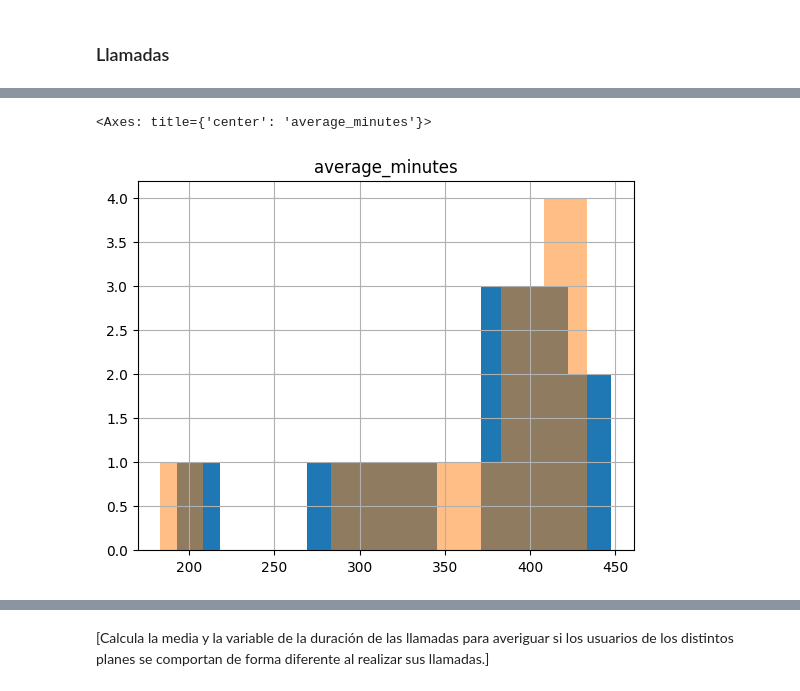
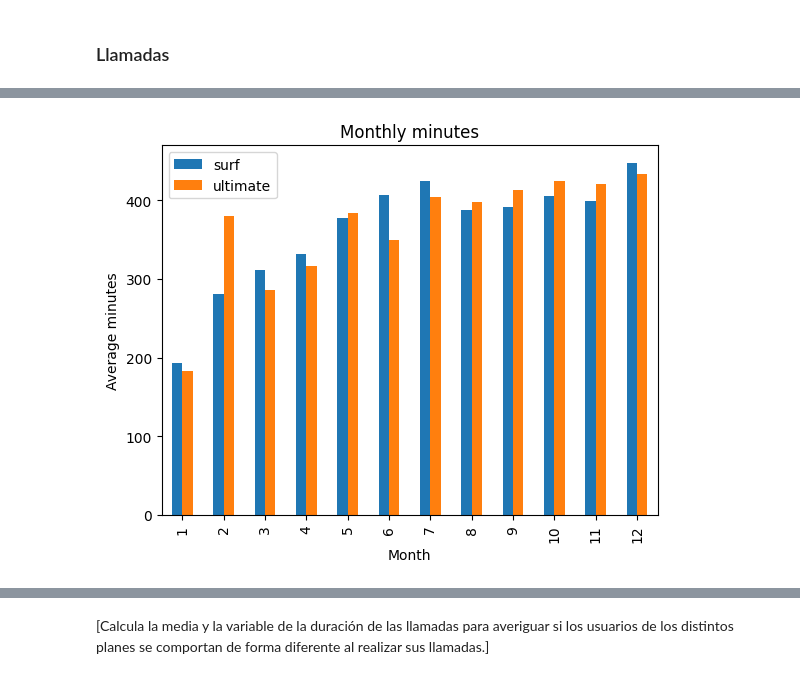
Before and after one commit to rodriguez-robcar/tripleten-data-science-bootcamp, a Jupyter notebook: sprints/sprint_05_analisis_estadistico_de_datos/project/Sprint 5 Project.ipynb, the cells around one changed output, grey strips where cells are left out. Cells and saved outputs as stored; diff of their text form; code cells hidden in the pictures.

```diff
--- a/sprints/sprint_05_analisis_estadistico_de_datos/project/Sprint 5 Project.ipynb
+++ b/sprints/sprint_05_analisis_estadistico_de_datos/project/Sprint 5 Project.ipynb
@@ -504,0 +385,4 @@ memory usage: 134.4+ KB
+# %%
+user_consumption = user_consumption.merge(users, on = 'user_id', how = 'left').reset_index()
+# %%
+user_consumption.drop(['first_name', 'last_name', 'age', 'reg_date', 'churn_date', 'index'], axis = 1, inplace = True)
@@ -505,8 +404,6 @@ memory usage: 134.4+ KB
 # %% [markdown]
 [Calcula los ingresos mensuales por usuario (resta el límite del paquete gratuito del número total de llamadas, mensajes de texto y datos; multiplica el resultado por el valor del plan de llamadas; añade la tarifa mensual en función del plan de llamadas). Nota: Dadas las condiciones del plan, ¡esto podría no ser tan trivial como un par de líneas! Así que no pasa nada si dedicas algo de tiempo a ello.]
 # %%
-# Calcula el ingreso mensual para cada usuario
-
 def calculate_total_cost(row):
 
     extra_minutes_cost = 0
@@ -526,8 +423,8 @@ def calculate_total_cost(row):
             extra_messages = row['total_messages'] - 50
             extra_messages_cost = extra_messages * 0.03
 
-        if (row['total_mb_used'] > 15360):
-            extra_mb = row['total_mb_used'] - 15360
+        if (row['total_mb'] > 15360):
+            extra_mb = row['total_mb'] - 15360
             extra_gb = np.ceil(extra_mb / 1000)
             extra_gb_cost = extra_gb * 10
 
@@ -546,8 +443,8 @@ def calculate_total_cost(row):
             extra_messages = row['total_messages'] - 1000
             extra_messages_cost = extra_messages * 0.01
 
-        if (row['total_mb_used'] > 30720):
-            extra_mb = row['total_mb_used'] - 30720
+        if (row['total_mb'] > 30720):
+            extra_mb = row['total_mb'] - 30720
             extra_gb = np.ceil(extra_mb / 1000)
             extra_gb_cost = extra_gb * 7
 
@@ -555,6 +452,4 @@ def calculate_total_cost(row):
 
     return total_cost
 
-user_consumption_with_plan['total_cost'] = user_consumption_with_plan.apply(calculate_total_cost, axis=1)
-
-print(user_consumption_with_plan.head(20))
+user_consumption['total_cost'] = user_consumption.apply(calculate_total_cost, axis = 1)
@@ -619,7 +478,15 @@ Name: total_minutes, dtype: float64
-# %%
-# Compara el número de minutos mensuales que necesitan los usuarios de cada plan. Traza un histograma.
-surf_avg_minutes_per_month.hist()
-ultimate_avg_minutes_per_month.hist(alpha=0.5)
-# %% [output]
-<Axes: title={'center': 'average_minutes'}>
-[figure, removed]
+# %%
+surf_consumption = user_consumption.query('plan=="surf"')
+ultimate_consumption = user_consumption.query('plan=="ultimate"')
+# %%
+surf_monthly_minutes = surf_consumption.pivot_table(index = 'month', values = 'total_minutes')
+ultimate_monthly_minutes = ultimate_consumption.pivot_table(index = 'month', values = 'total_minutes')
+
+surf_monthly_minutes.merge(ultimate_monthly_minutes, left_index = True, right_index = True).plot(kind = 'bar',
+                                                                                                 xlabel = 'Month',
+                                                                                                 ylabel = 'Average minutes',
+                                                                                                 title = 'Monthly minutes')
+plt.legend(['surf', 'ultimate'])
+plt.show()
+# %% [output]
+[figure, added]
```
Also changed, not shown: parts of 77 cells of this notebook.
